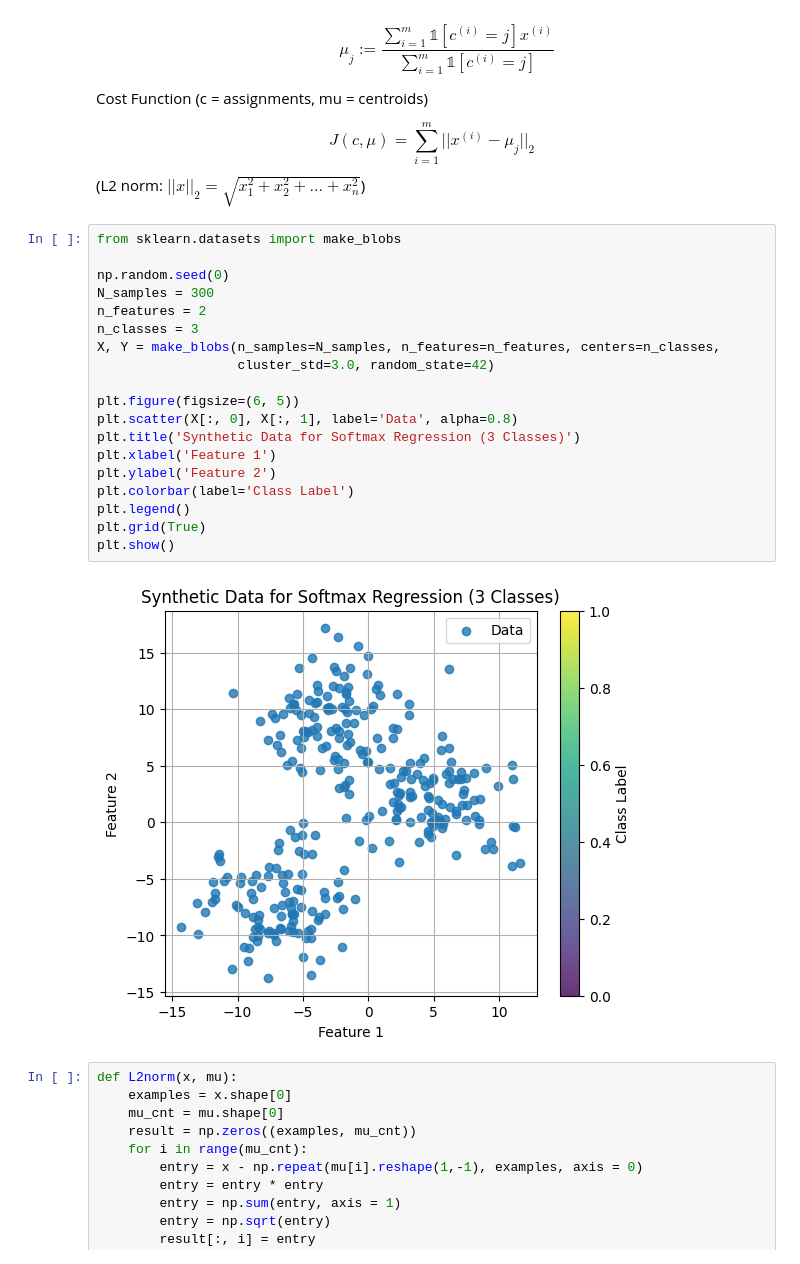
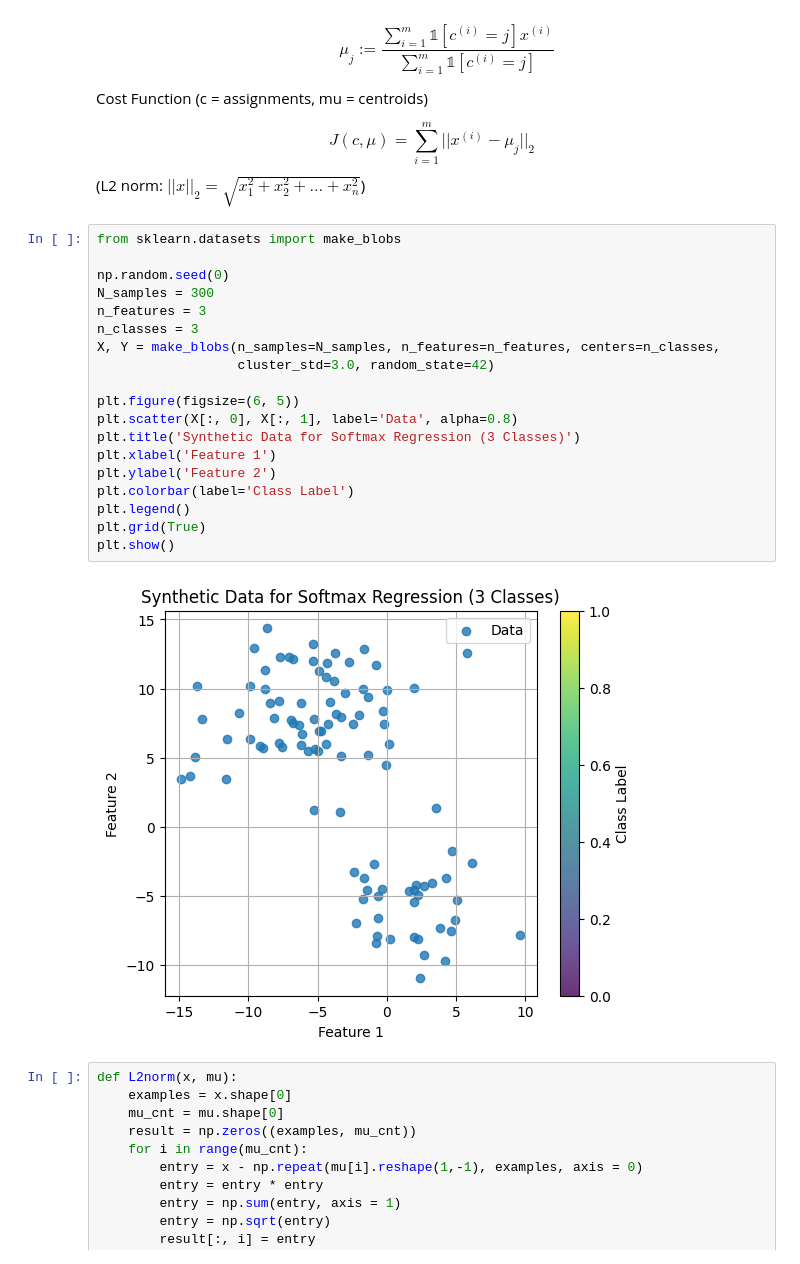
Before and after one commit to SeonUI/ML_CS229, a Jupyter notebook: 6_Unsupervised_Learning.ipynb, the cells around one changed output. Cells and saved outputs as stored; diff of their text form.

```diff
--- a/6_Unsupervised_Learning.ipynb
+++ b/6_Unsupervised_Learning.ipynb
@@ -31,24 +29,24 @@ $$
 # %%
 from sklearn.datasets import make_blobs
 
 np.random.seed(0)
 N_samples = 300
-n_features = 2
+n_features = 3
 n_classes = 3
 X, Y = make_blobs(n_samples=N_samples, n_features=n_features, centers=n_classes,
                   cluster_std=3.0, random_state=42)
 
 plt.figure(figsize=(6, 5))
 plt.scatter(X[:, 0], X[:, 1], label='Data', alpha=0.8)
 plt.title('Synthetic Data for Softmax Regression (3 Classes)')
 plt.xlabel('Feature 1')
 plt.ylabel('Feature 2')
 plt.colorbar(label='Class Label')
 plt.legend()
 plt.grid(True)
 plt.show()
 # %% [output]
-[figure, old version]
+[figure, new version]
 # %%
 def L2norm(x, mu):
     examples = x.shape[0]
```
Also changed, not shown: parts of 7 cells of this notebook.
